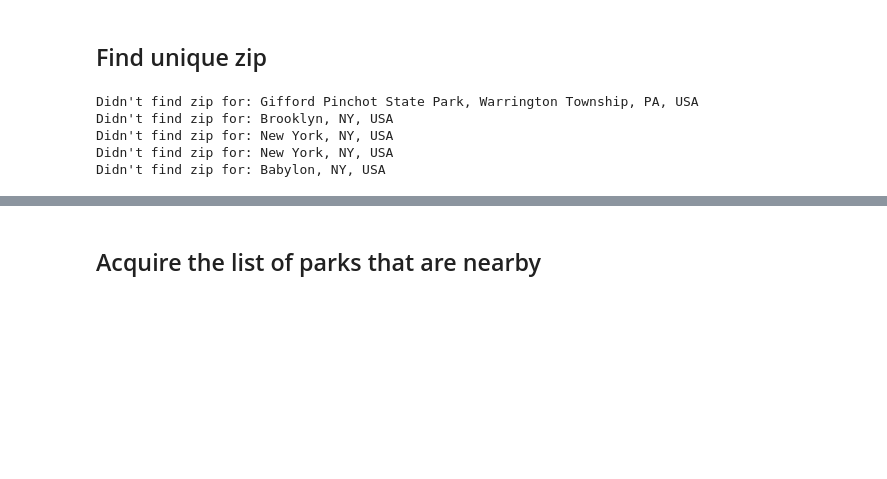
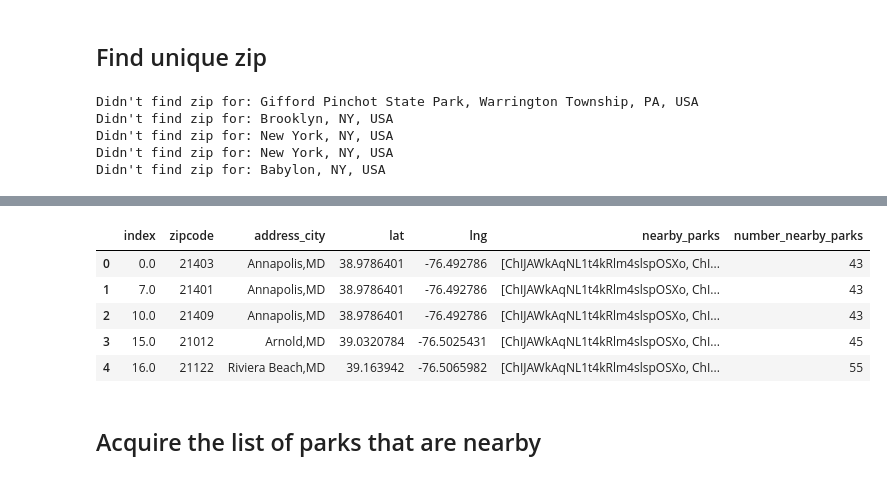
Before and after one commit to qcabel/park-recommendation, a Jupyter notebook: find_zipcode_nearby_parks.ipynb, the cells around one changed output, grey strips where cells are left out. Drawn from its saved outputs; the diff is of its cells as text; code cells hidden in the pictures; blank space fills up the shorter version.

Commit message:
update nearby parks by zip

```diff
--- a/find_zipcode_nearby_parks.ipynb
+++ b/find_zipcode_nearby_parks.ipynb
@@ -108,3 +139,12 @@ zipcode_geo.dropna(inplace=True)
+# %%
+zipcode_geo.head()
+# %% [output]
+|  | index | zipcode | address_city | lat | lng | nearby_parks | number_nearby_parks |
+| 0 | 0.0 | 21403 | Annapolis,MD | 38.9786401 | -76.492786 | [ChIJAWkAqNL1t4kRlm4slspOSXo, ChI... | 43 |
+| 1 | 7.0 | 21401 | Annapolis,MD | 38.9786401 | -76.492786 | [ChIJAWkAqNL1t4kRlm4slspOSXo, ChI... | 43 |
+| 2 | 10.0 | 21409 | Annapolis,MD | 38.9786401 | -76.492786 | [ChIJAWkAqNL1t4kRlm4slspOSXo, ChI... | 43 |
+| 3 | 15.0 | 21012 | Arnold,MD | 39.0320784 | -76.5025431 | [ChIJAWkAqNL1t4kRlm4slspOSXo, ChI... | 45 |
+| 4 | 16.0 | 21122 | Riviera Beach,MD | 39.163942 | -76.5065982 | [ChIJAWkAqNL1t4kRlm4slspOSXo, ChI... | 55 |
 # %% [markdown]
 ## Acquire the list of parks that are nearby
 # %%
```
Also changed, not shown: parts of 11 cells of this notebook.
